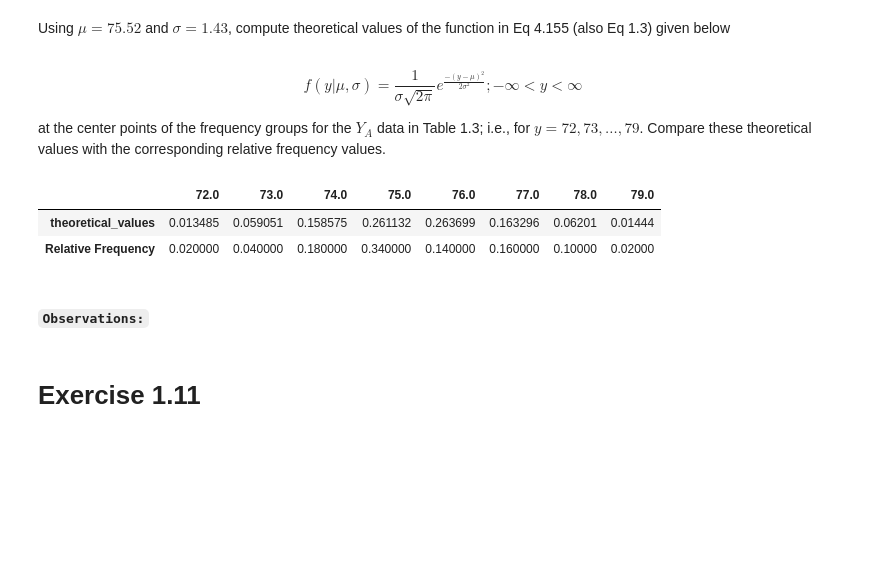
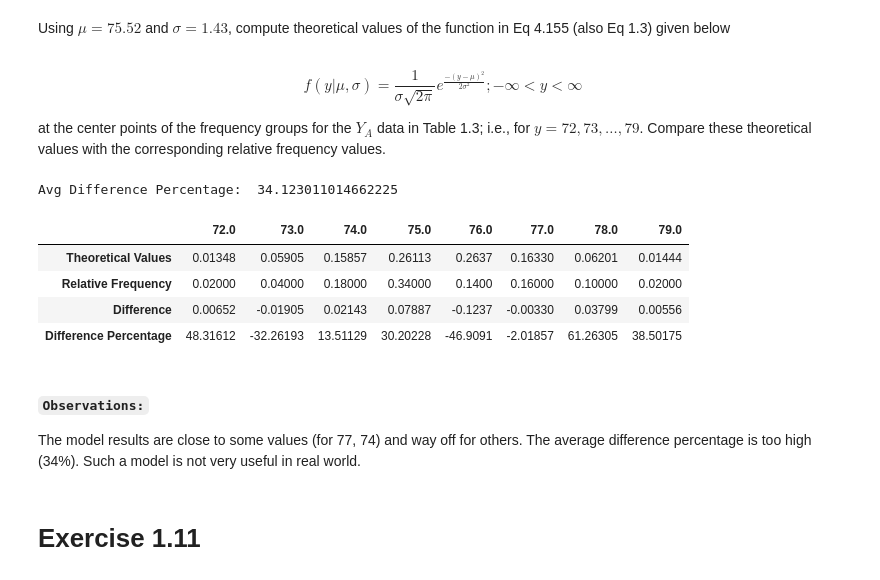
Before and after one commit to ayushi-b/Random_Phenomena_by_Babatunde_Ogunnaike, a Jupyter notebook: Chapter 1/Chapter 1.ipynb, the cells around one changed output. Cells and saved outputs as stored; diff of their text form; code cells hidden in the pictures; blank space fills up the shorter version.

```diff
--- a/Chapter 1/Chapter 1.ipynb
+++ b/Chapter 1/Chapter 1.ipynb
@@ -612,28 +626,42 @@ at the center points of the frequency groups for the $Y_A$ data in Table 1.3; i.
 # %%
 def function_of_y(y, mu=75.52, sigma=1.43):
     value = (1/(sigma*np.sqrt(2*np.pi)))*np.exp(-((y-mu)**2)/(2*(sigma**2)))
     return value
 
 center_points = (table1_3.interval_start + table1_3.interval_stop)/2
 center_points = center_points.values.round()
 
 theoretical_values = []
 for centre_pt in center_points:
     theoretical_values.append(function_of_y(centre_pt))
 
 comparision_df = pd.DataFrame(
     [theoretical_values, table1_3['Relative Frequency'].values.tolist()],
     columns=center_points,
-    index=['theoretical_values', 'Relative Frequency']
+    index=['Theoretical Values', 'Relative Frequency']
 )
 
-comparision_df
+# diff = Relative freq - Theoretical Vals
+difference = pd.Series(comparision_df.iloc[1][:] - comparision_df.iloc[0][:])
+difference.name = 'Difference'
+comparision_df = comparision_df.append(difference)
+
+difference = (difference/comparision_df.iloc[0][:])*100 # (diff/Theoretical_vals)*100
+difference.name = 'Difference Percentage'
+comparision_df = comparision_df.append(difference)
+
+print("\nAvg Difference Percentage: ", abs(comparision_df.iloc[3][:].values).mean())
+comparision_df.round(5)
 # %% [output]
+Avg Difference Percentage:  34.123011014662225
 |  | 72.0 | 73.0 | 74.0 | 75.0 | 76.0 | 77.0 | 78.0 | 79.0 |
-| theoretical_values | 0.013485 | 0.059051 | 0.158575 | 0.261132 | 0.263699 | 0.163296 | 0.06201 | 0.01444 |
-| Relative Frequency | 0.020000 | 0.040000 | 0.180000 | 0.340000 | 0.140000 | 0.160000 | 0.10000 | 0.02000 |
+| Theoretical Values | 0.01348 | 0.05905 | 0.15857 | 0.26113 | 0.2637 | 0.16330 | 0.06201 | 0.01444 |
+| Relative Frequency | 0.02000 | 0.04000 | 0.18000 | 0.34000 | 0.1400 | 0.16000 | 0.10000 | 0.02000 |
+| Difference | 0.00652 | -0.01905 | 0.02143 | 0.07887 | -0.1237 | -0.00330 | 0.03799 | 0.00556 |
+| Difference Percentage | 48.31612 | -32.26193 | 13.51129 | 30.20228 | -46.9091 | -2.01857 | 61.26305 | 38.50175 |
-# %% [markdown]
-#### `Observations:`
+# %% [markdown]
+#### `Observations:`
+The model results are close to some values (for 77, 74) and way off for others. The average difference percentage is too high (34%). Such a model is not very useful in real world.
 # %% [markdown]
 # Exercise 1.11
 # %% [markdown]
```
Also changed, not shown: parts of 43 cells of this notebook, 11 other files.
